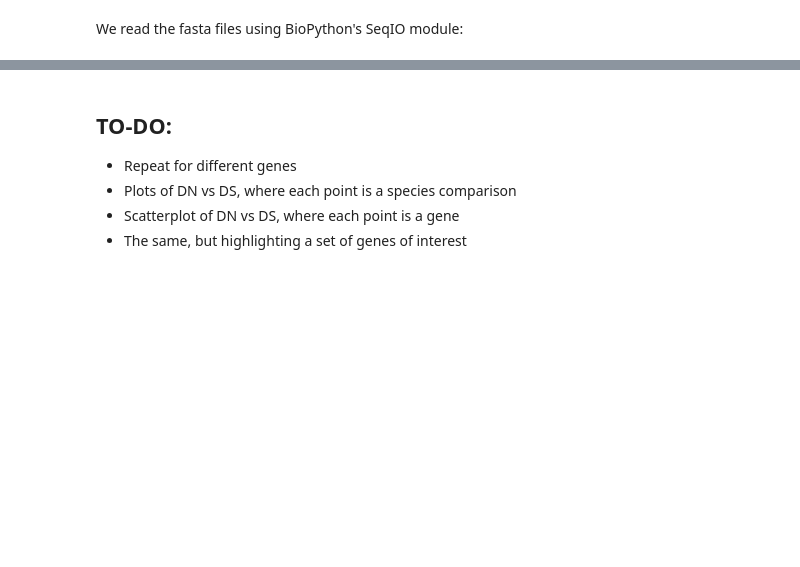
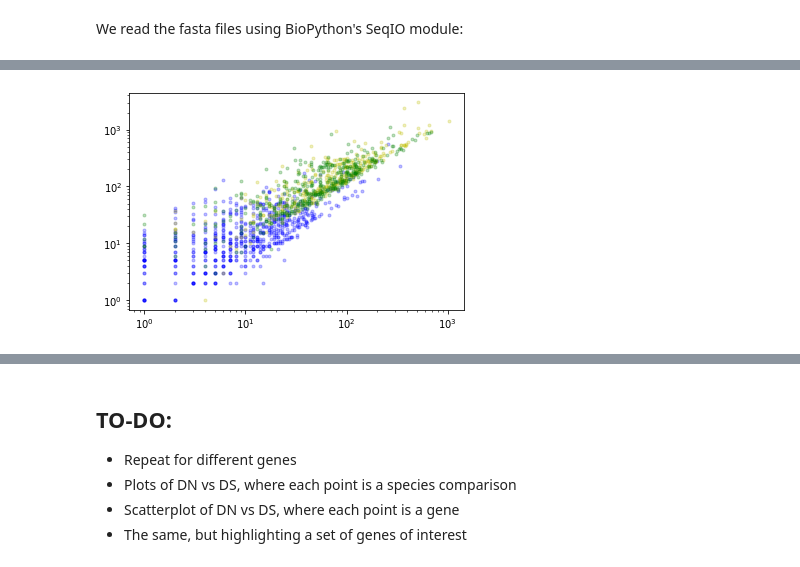
Before and after one commit to ncbi/workshop-mol-evol-datasets, a Jupyter notebook: notebooks/revised.ipynb, the cells around one changed output, grey strips where cells are left out. Drawn from its saved outputs; the diff is of its cells as text; code cells hidden in the pictures; blank space fills up the shorter version.

```diff
--- a/notebooks/revised.ipynb
+++ b/notebooks/revised.ipynb
@@ -91,13 +132,12 @@ print(protein_records)
 # %%
 def align_proteins(protein_records):
-    muscle_exe = "muscle"
+    muscle_exe = "../bin/muscle3.8.31_i86linux64"
     with tempfile.NamedTemporaryFile(mode="w+t") as f:
         SeqIO.write(protein_records.values(), f, "fasta")
         f.seek(0)
         muscle_cline = MuscleCommandline(muscle_exe, input=f.name)
-        print(muscle_cline)
         stdout, stderr = muscle_cline()
-    protein_aln = AlignIO.read(StringIO(stdout), "fasta")
+    protein_aln = AlignIO.read(io.StringIO(stdout), "fasta")
     protein_aln.sort()
     return(protein_aln)
 # %%
@@ -106,4 +165,4 @@ print(protein_aln)
 # %%
-codon_aln = codonalign.build(protein_aln, sorted([rec for (_, rec) in dna_records], key=lambda x: x.id))
+codon_aln = codonalign.build(protein_aln, sorted(dna_records.values(), key=lambda x: x.id))
 # %%
 print(codon_aln)
@@ -180,13 +419,13 @@ for comp in comparison_species:
 # %%
 for total_subs, nonsyn_subs in substitutions["Drosophila simulans"].values():
     plt.loglog(nonsyn_subs, total_subs - nonsyn_subs, '.b', alpha=0.25)
 
 for total_subs, nonsyn_subs in substitutions["Drosophila pseudoobscura"].values():
     plt.loglog(nonsyn_subs, total_subs - nonsyn_subs, '.y', alpha=0.25)
 
 for total_subs, nonsyn_subs in substitutions["Drosophila serrata"].values():
     plt.loglog(nonsyn_subs, total_subs - nonsyn_subs, '.g', alpha=0.25)
-
-plt.loglog([1, 1000], [3,3000], "--k")
+# %% [output]
+[figure, added]
 # %%
 sorted(substitutions["Drosophila pseudoobscura"])
```
Also changed, not shown: parts of 20 cells of this notebook, 1 other file.
